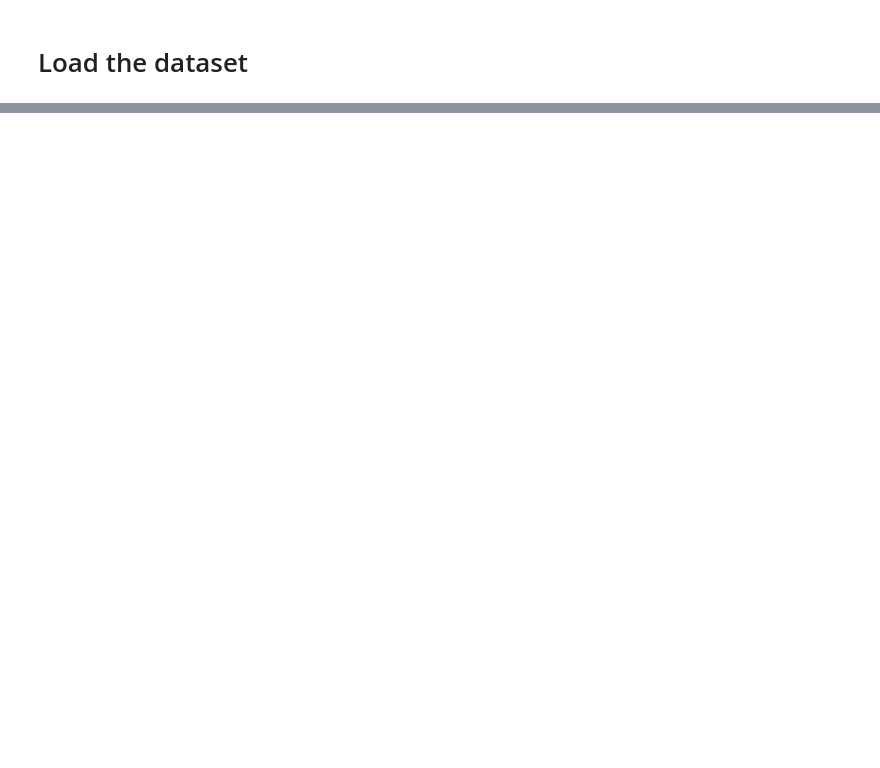
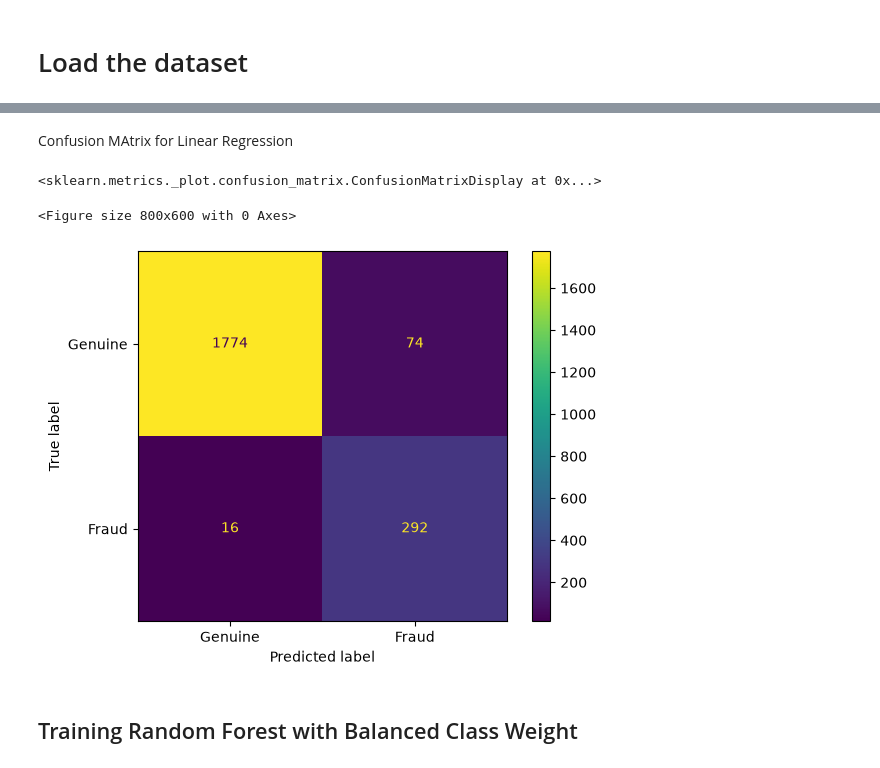
Before and after one commit to oyebim-ai/Fraudulent-Transaction-Detection, a Jupyter notebook: Notebooks/Modelling.ipynb, the cells around one changed output, grey strips where cells are left out. Saved outputs shown, nothing was run; the diff lists cells and outputs as text; code cells hidden in the pictures; blank space fills up the shorter version.

Commit message:
Completed Modelling

```diff
--- a/Notebooks/Modelling.ipynb
+++ b/Notebooks/Modelling.ipynb
@@ -32,0 +212,5 @@ NameError: name 'modelling_data' is not defined
+# %%
+1. # Fit and transform the training data
+
+# Fit the preprocessor on the training data and transform X_train
+X_train_processed = preprocessor.fit_transform(X_train)
@@ -32,0 +236,33 @@ NameError: name 'modelling_data' is not defined
+# %%
+# create Logistic Regression model
+lr_model = LogisticRegression(
+    class_weight='balanced',
+    random_state=42,
+    max_iter=1000
+)
+
+## Build the complete preprocessing and modelling pipeline
+pipeline = Pipeline(
+    steps=[
+        ('preprocessor', preprocessor),
+        ('classifier', lr_model)
+    ]
+) # Here, preprocessor performs your one-hot encoding and numerical scaling, while lr_model performs the Logistic Regression classification.
+
+
+# Train the pipeline
+pipeline.fit(X_train, y_train)
+
+
+# Make Predictions
+y_pred_lr = pipeline.predict(X_test)
+y_prob_lr = pipeline.predict_proba(X_test)[:, 1]
+
+
+# Evaluate the model
+print("Logistic Regression Results:")
+print("\nClassification Report:")
+print(classification_report(y_test, y_pred_lr, target_names=['Genuine', 'Fraud']))
+print("\nConfusion Matrix:")
+print(confusion_matrix(y_test, y_pred_lr))
+print(f"\nROC AUC Score: {roc_auc_score(y_test, y_prob_lr):.4f}")
@@ -32,0 +300,14 @@ NameError: name 'modelling_data' is not defined
+# %% [markdown]
+Confusion MAtrix for Linear Regression
+# %%
+from sklearn.metrics import ConfusionMatrixDisplay
+
+cm = ConfusionMatrixDisplay(confusion_matrix(y_test, y_pred_lr), display_labels=['Genuine', 'Fraud'])
+plt.figure(figsize=(8, 6))
+cm.plot()
+# %% [output]
+<sklearn.metrics._plot.confusion_matrix.ConfusionMatrixDisplay at 0x...>
+<Figure size 800x600 with 0 Axes>
+[figure, added]
+# %% [markdown]
+## Training  Random Forest with  Balanced Class Weight
```
Also changed, not shown: parts of 47 cells of this notebook, 5 other files.
